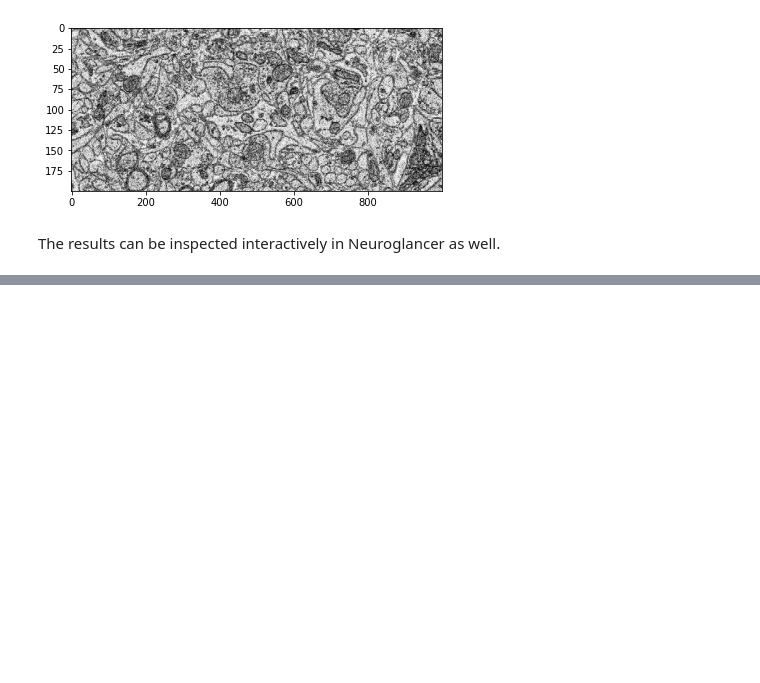
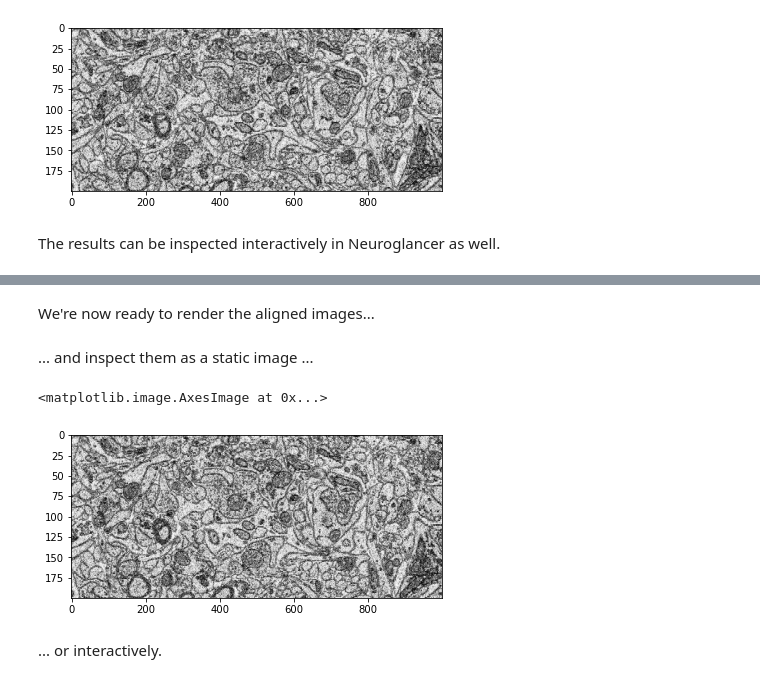
Before and after one commit to google-research/sofima, a Jupyter notebook: notebooks/em_alignment.ipynb, the cells around one changed output, grey strips where cells are left out. Cells and saved outputs as stored; diff of their text form; code cells hidden in the pictures; blank space fills up the shorter version.

Commit message:
Add a demo of block-wise alignment to the EM alignment notebook.
PiperOrigin-RevId: 517923218

```diff
--- a/notebooks/em_alignment.ipynb
+++ b/notebooks/em_alignment.ipynb
@@ -212,0 +249,4 @@ viewer
+# %%
+xblock_flow = np.stack([block1[:, -1, ...], block2[:, -1, ...],
+                        block3[:, -1, ...], block4[:, -1, ...]], axis=1)
+xblock_flow = map_utils.resample_map(xblock_flow, map_box, map2x_box, stride, xblk_stride)
@@ -212,0 +270,2 @@ viewer
+# %%
+xblk = np.concatenate(xblk, axis=1)
@@ -212,0 +286,47 @@ viewer
+# %%
+class ReconcileCrossBlockMaps(maps.ReconcileCrossBlockMaps):
+  def _open_volume(self, path: str):
+    if path == 'main_inv':
+      return main_inv
+    elif path == 'last_inv':
+      return last_inv
+    elif path == 'xblk':
+      return xblk_upsampled
+    elif path == 'xblk_inv':
+      return xblk_inv
+    else:
+      raise ValueError(f'Unknown volume {path}')
+
+reconcile = ReconcileCrossBlockMaps(
+    'xblk', 'xblk_inv', 'last_inv', 'main_inv', {'50': 0, '100': 1, '150': 2, '199': 3}, stride, 0
+)
+reconcile.set_effective_subvol_and_overlap(map_box.size, (0, 0, 0))
+main_box = bounding_box.BoundingBox(start=(0, 0, 0), size=main.shape[1:][::-1])
+global_map = reconcile.process(subvolume.Subvolume(main, main_box))
+# %% [markdown]
+We're now ready to render the aligned images...
+# %%
+global_map_inv = map_utils.invert_map(global_map.data, map_box, map_box, stride)
+warped2 = [np.transpose(unaligned_1x[1000:2000, 2000:3000, 0:1, 0].read().result(), [2, 1, 0])]
+
+for z in tqdm(range(1, unaligned_1x.shape[2])):
+  data_box = bounding_box.BoundingBox(start=(500, 1500, 0), size=(2000, 2000, 1))
+  out_box = bounding_box.BoundingBox(start=(1000, 2000, 0), size=(1000, 1000, 1))
+
+  data = np.transpose(unaligned_1x[data_box.start[0]:data_box.end[0],
+                                   data_box.start[1]:data_box.end[1],
+                                   z:z+1, 0:1].read().result(), [3, 2, 1, 0])
+  warped2.append(
+      warp.warp_subvolume(data, data_box, global_map_inv[:, z:z+1, ...], box1x, stride, out_box, 'lanczos', parallelism=1)[0, ...])
+
+warped2_xyz = np.transpose(np.concatenate(warped2, axis=0), [2, 1, 0])
+# %% [markdown]
+... and inspect them as a static image ...
+# %%
+plt.figure(figsize=(7, 3))
+plt.imshow(warped2_xyz[:, 500, :].T, cmap=plt.cm.Greys_r, aspect=(1000 * 11) / (200 * 25))
+# %% [output]
+<matplotlib.image.AxesImage at 0x...>
+[figure, added]
+# %% [markdown]
+... or interactively.
```
Also changed, not shown: parts of 13 cells of this notebook.
